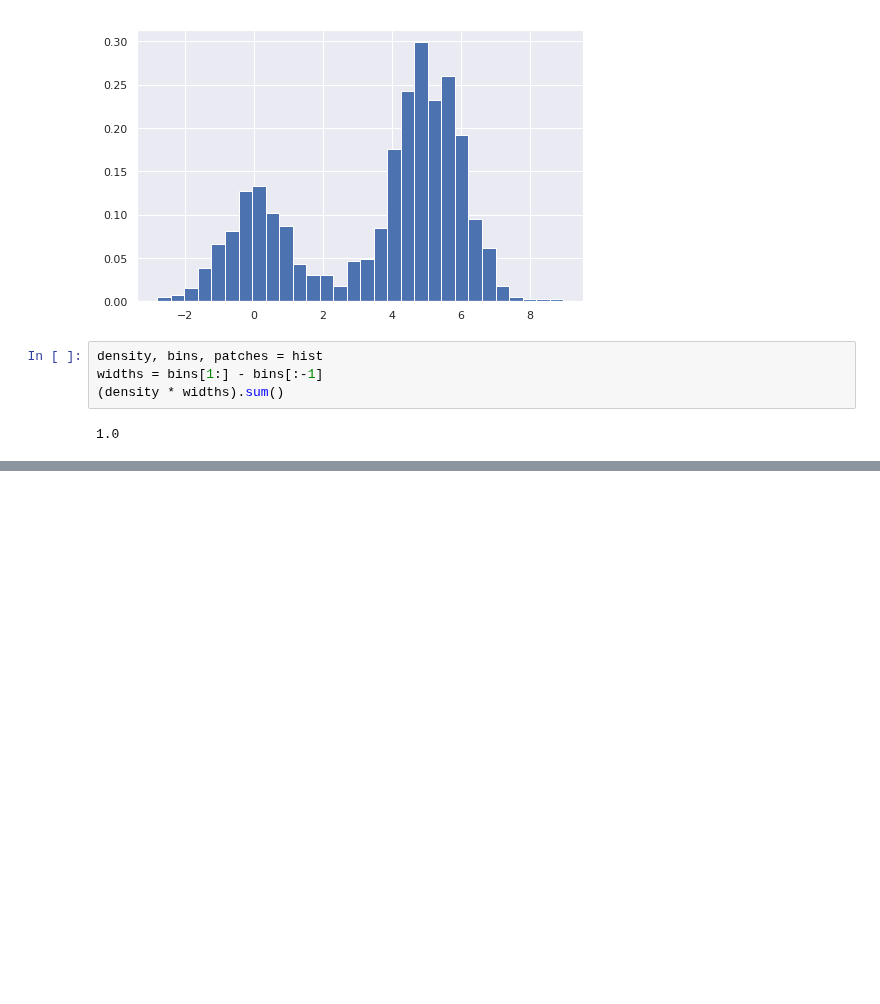
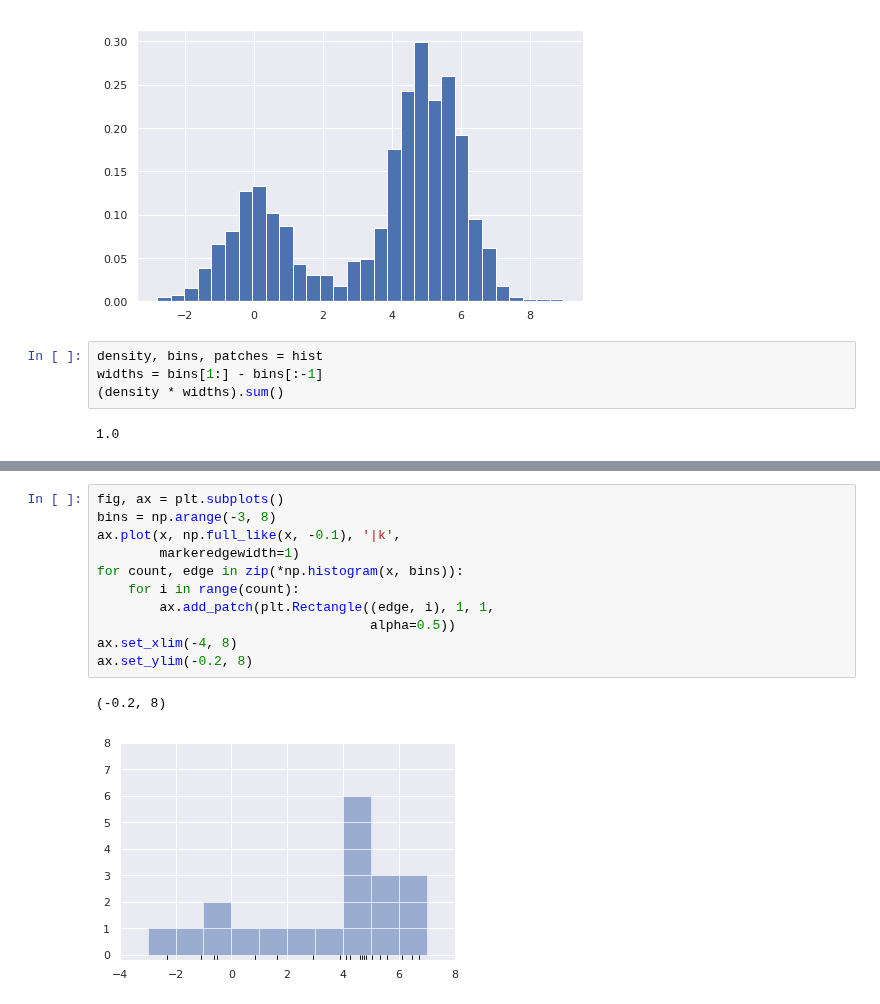
Before and after one commit to thimi0412/PythonDataScinence, a Jupyter notebook: scikit-lean-pra/kernel_density_estimation.ipynb, the cells around one changed output, grey strips where cells are left out. Saved outputs shown, nothing was run; the diff lists cells and outputs as text; blank space fills up the shorter version.

```diff
--- a/scikit-lean-pra/kernel_density_estimation.ipynb
+++ b/scikit-lean-pra/kernel_density_estimation.ipynb
@@ -25,0 +41,14 @@ widths = bins[1:] - bins[:-1]
+# %%
+fig, ax = plt.subplots()
+bins = np.arange(-3, 8)
+ax.plot(x, np.full_like(x, -0.1), '|k',
+        markeredgewidth=1)
+for count, edge in zip(*np.histogram(x, bins)):
+    for i in range(count):
+        ax.add_patch(plt.Rectangle((edge, i), 1, 1,
+                                   alpha=0.5))
+ax.set_xlim(-4, 8)
+ax.set_ylim(-0.2, 8)
+# %% [output]
+(-0.2, 8)
+[figure, added]
```
Also changed, not shown: parts of 4 cells of this notebook.
